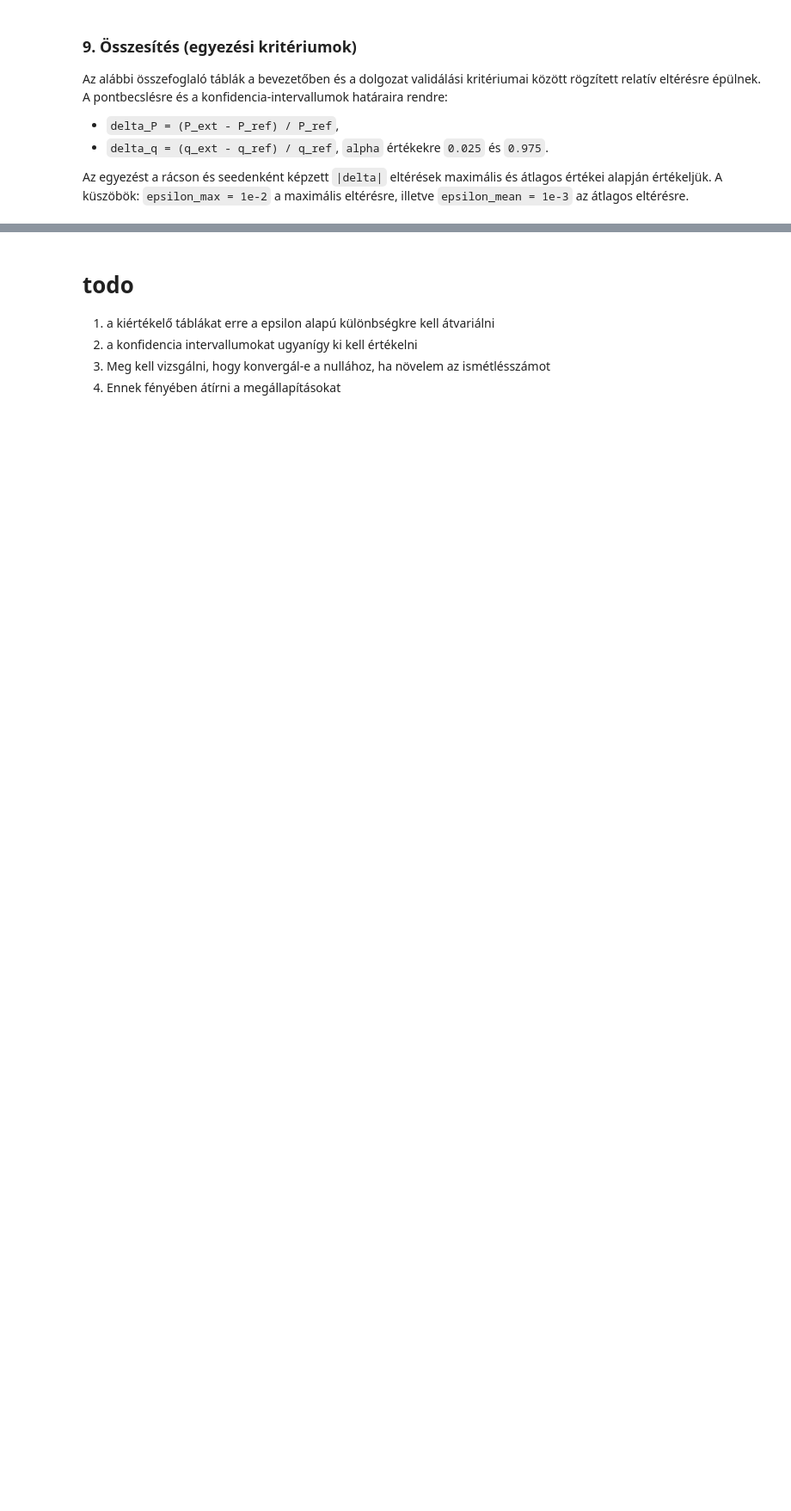
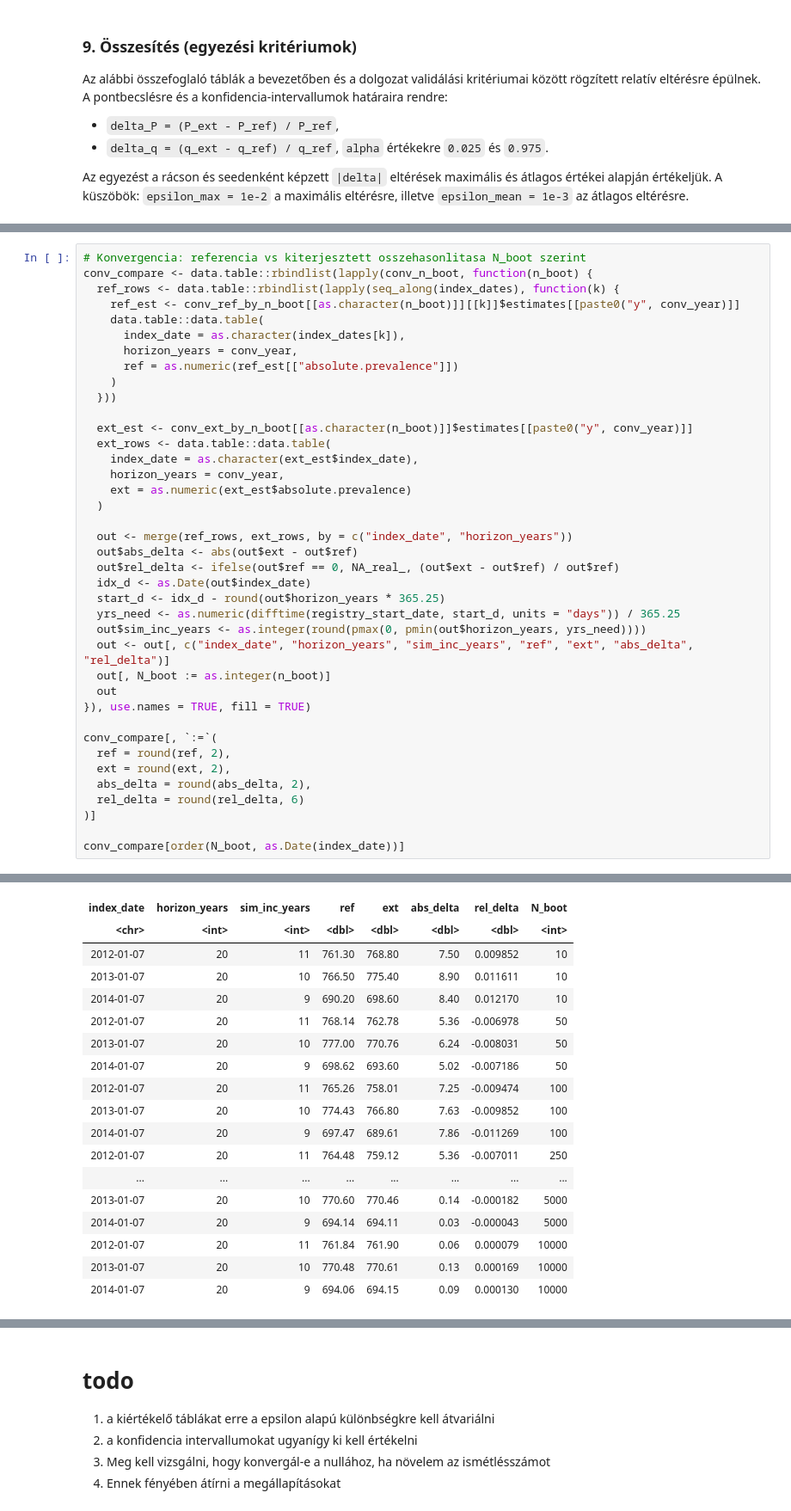
Before and after one commit to lrado1/rprev-ext, a Jupyter notebook: notebooks/ref-ext-consistency.ipynb, the cells around one changed output, grey strips where cells are left out. Shown at 86% size. Saved outputs shown, nothing was run; the diff lists cells and outputs as text; blank space fills up the shorter version.

```diff
--- a/notebooks/ref-ext-consistency.ipynb
+++ b/notebooks/ref-ext-consistency.ipynb
@@ -704,0 +739,40 @@ A data.table: 4 × 9
+# %%
+# Konvergencia: referencia vs kiterjesztett osszehasonlitasa N_boot szerint
+conv_compare <- data.table::rbindlist(lapply(conv_n_boot, function(n_boot) {
+  ref_rows <- data.table::rbindlist(lapply(seq_along(index_dates), function(k) {
+    ref_est <- conv_ref_by_n_boot[[as.character(n_boot)]][[k]]$estimates[[paste0("y", conv_year)]]
+    data.table::data.table(
+      index_date = as.character(index_dates[k]),
+      horizon_years = conv_year,
+      ref = as.numeric(ref_est[["absolute.prevalence"]])
+    )
+  }))
+
+  ext_est <- conv_ext_by_n_boot[[as.character(n_boot)]]$estimates[[paste0("y", conv_year)]]
+  ext_rows <- data.table::data.table(
+    index_date = as.character(ext_est$index_date),
+    horizon_years = conv_year,
+    ext = as.numeric(ext_est$absolute.prevalence)
+  )
+
+  out <- merge(ref_rows, ext_rows, by = c("index_date", "horizon_years"))
+  out$abs_delta <- abs(out$ext - out$ref)
+  out$rel_delta <- ifelse(out$ref == 0, NA_real_, (out$ext - out$ref) / out$ref)
+  idx_d <- as.Date(out$index_date)
+  start_d <- idx_d - round(out$horizon_years * 365.25)
+  yrs_need <- as.numeric(difftime(registry_start_date, start_d, units = "days")) / 365.25
+  out$sim_inc_years <- as.integer(round(pmax(0, pmin(out$horizon_years, yrs_need))))
+  out <- out[, c("index_date", "horizon_years", "sim_inc_years", "ref", "ext", "abs_delta", "rel_delta")]
+  out[, N_boot := as.integer(n_boot)]
+  out
+}), use.names = TRUE, fill = TRUE)
+
+conv_compare[, `:=`(
+  ref = round(ref, 2),
+  ext = round(ext, 2),
+  abs_delta = round(abs_delta, 2),
+  rel_delta = round(rel_delta, 6)
+)]
+
+conv_compare[order(N_boot, as.Date(index_date))]
+# %% [output]
@@ -704,0 +780,18 @@ A data.table: 4 × 9
+| index_date | horizon_years | sim_inc_years | ref | ext | abs_delta | rel_delta | N_boot |
+| <chr> | <int> | <int> | <dbl> | <dbl> | <dbl> | <dbl> | <int> |
+| 2012-01-07 | 20 | 11 | 761.30 | 768.80 | 7.50 | 0.009852 | 10 |
+| 2013-01-07 | 20 | 10 | 766.50 | 775.40 | 8.90 | 0.011611 | 10 |
+| 2014-01-07 | 20 | 9 | 690.20 | 698.60 | 8.40 | 0.012170 | 10 |
+| 2012-01-07 | 20 | 11 | 768.14 | 762.78 | 5.36 | -0.006978 | 50 |
+| 2013-01-07 | 20 | 10 | 777.00 | 770.76 | 6.24 | -0.008031 | 50 |
+| 2014-01-07 | 20 | 9 | 698.62 | 693.60 | 5.02 | -0.007186 | 50 |
+| 2012-01-07 | 20 | 11 | 765.26 | 758.01 | 7.25 | -0.009474 | 100 |
+| 2013-01-07 | 20 | 10 | 774.43 | 766.80 | 7.63 | -0.009852 | 100 |
+| 2014-01-07 | 20 | 9 | 697.47 | 689.61 | 7.86 | -0.011269 | 100 |
+| 2012-01-07 | 20 | 11 | 764.48 | 759.12 | 5.36 | -0.007011 | 250 |
+| ... | ... | ... | ... | ... | ... | ... | ... |
+| 2013-01-07 | 20 | 10 | 770.60 | 770.46 | 0.14 | -0.000182 | 5000 |
+| 2014-01-07 | 20 | 9 | 694.14 | 694.11 | 0.03 | -0.000043 | 5000 |
+| 2012-01-07 | 20 | 11 | 761.84 | 761.90 | 0.06 | 0.000079 | 10000 |
+| 2013-01-07 | 20 | 10 | 770.48 | 770.61 | 0.13 | 0.000169 | 10000 |
+| 2014-01-07 | 20 | 9 | 694.06 | 694.15 | 0.09 | 0.000130 | 10000 |
```
Also changed, not shown: parts of 12 cells of this notebook.
